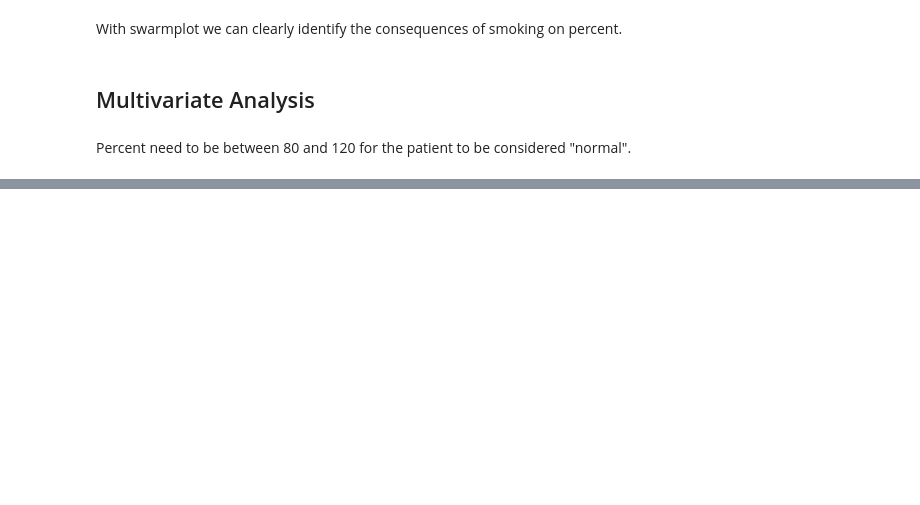
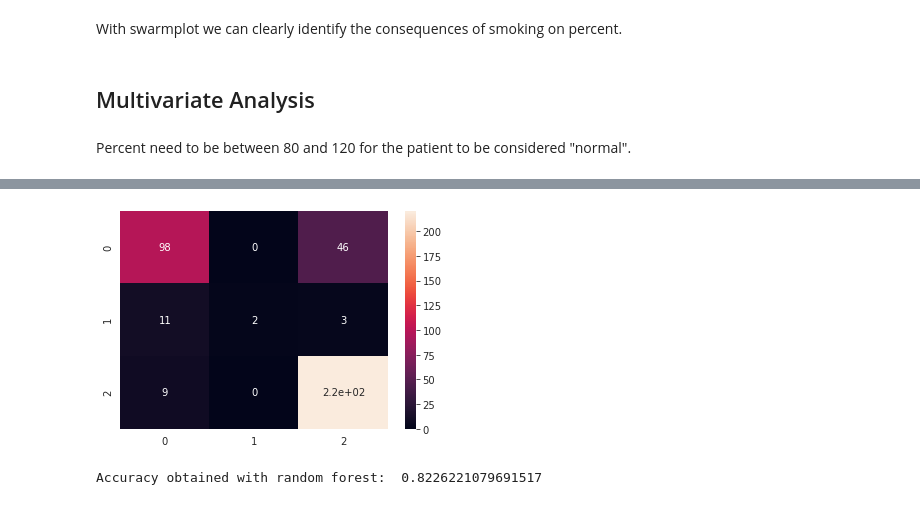
Before and after one commit to pberjon/OSIC-Pulmonary-Fibrosis-Progression-Competition, a Jupyter notebook: osic-pulmonary-fibrosis-exploration.ipynb, the cells around one changed output, grey strips where cells are left out. Cells and saved outputs as stored; diff of their text form; code cells hidden in the pictures; blank space fills up the shorter version.

```diff
--- a/osic-pulmonary-fibrosis-exploration.ipynb
+++ b/osic-pulmonary-fibrosis-exploration.ipynb
@@ -146,0 +370,21 @@ accuracy_score(y_test,rf_pred)
+# %%
+from sklearn.model_selection import train_test_split
+
+df = pd.concat([df_train,df_test])
+
+X = df.drop(['HealthCondition'],axis=1)
+y = df.HealthCondition
+
+X_train, X_test, y_train, y_test = train_test_split(X,y,test_size=0.25)
+# %%
+LR = LogisticRegression(max_iter=200)
+LR.fit(X_train, y_train)
+
+LR_pred = LR.predict(X_test)
+
+CM2 = confusion_matrix(y_test,LR_pred)
+
+sns.heatmap(CM2,annot=True)
+plt.show()
+
+print("Accuracy obtained with logistic regression: ", accuracy_score(y_test,LR_pred)*100)
@@ -146,0 +400,17 @@ accuracy_score(y_test,rf_pred)
+# %%
+ranfor = RandomForestClassifier(max_depth=4,random_state=1)
+
+ranfor.fit(X_train,y_train)
+
+
+rf_pred = ranfor.predict(X_test)
+
+CM2 = confusion_matrix(y_test,rf_pred)
+
+sns.heatmap(CM2,annot=True)
+plt.show()
+
+print("Accuracy obtained with random forest: ", accuracy_score(y_test,rf_pred))
+# %% [output]
+[figure, added]
+Accuracy obtained with random forest:  0.8226221079691517
```
Also changed, not shown: parts of 29 cells of this notebook.
